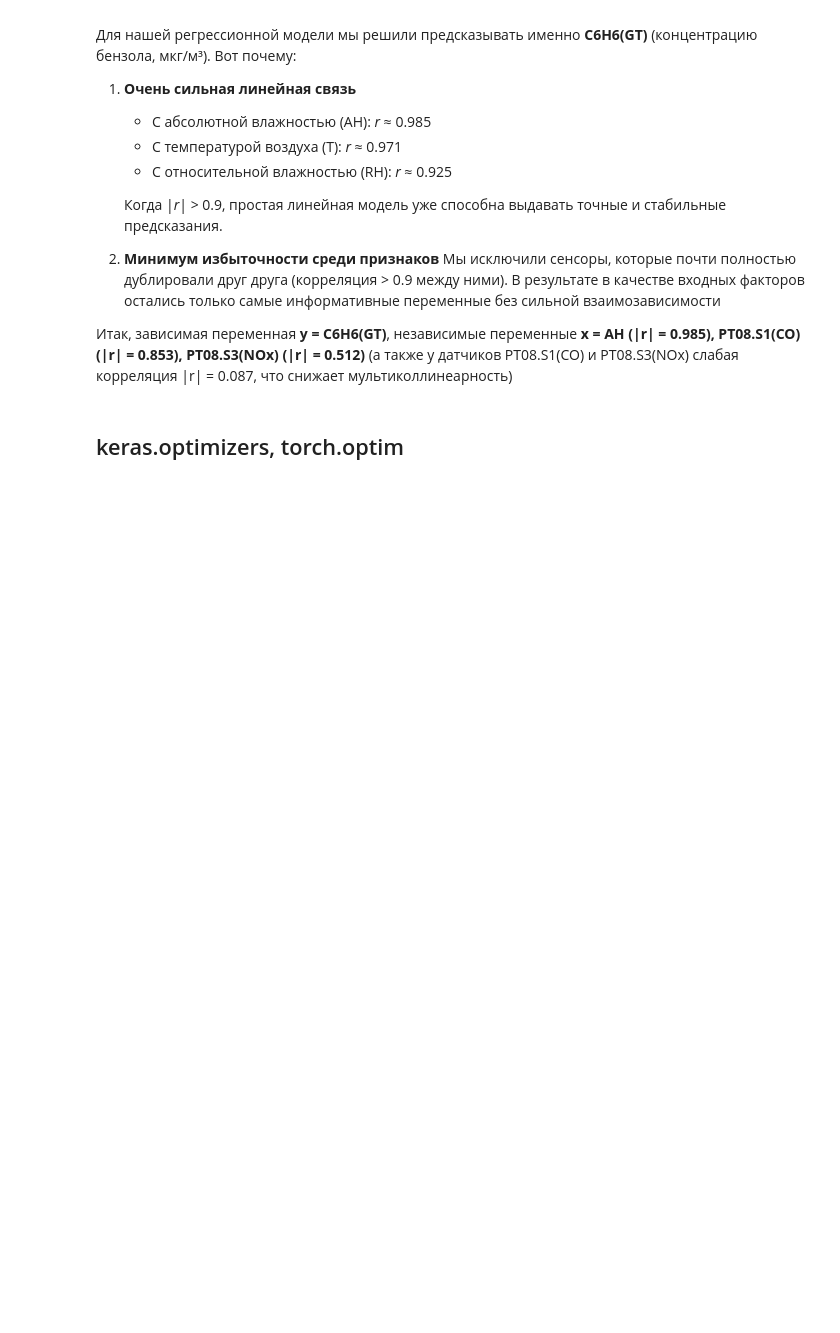
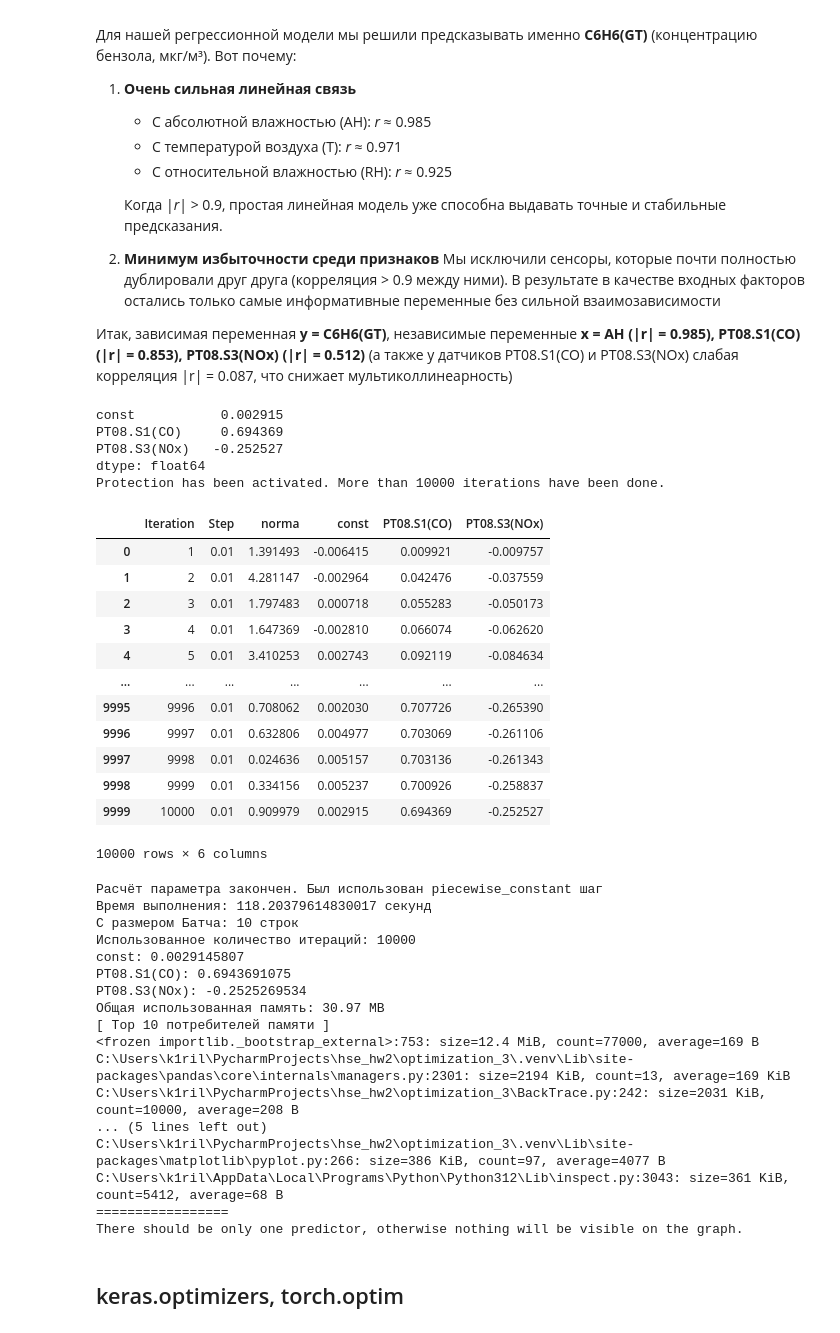
Before and after one commit to rgctlln/optimization_3, a Jupyter notebook: lab_report.ipynb, the cells around one changed output. Saved outputs shown, nothing was run; the diff lists cells and outputs as text; code cells hidden in the pictures; blank space fills up the shorter version.

```diff
--- a/lab_report.ipynb
+++ b/lab_report.ipynb
@@ -134,6 +329,69 @@ dataset.corr(numeric_only=True)
 
 
 Итак, зависимая переменная **y = C6H6(GT)**, независимые переменные **x = AH (|r| = 0.985), PT08.S1(CO) (|r| = 0.853), PT08.S3(NOx) (|r| = 0.512)** (а также у датчиков PT08.S1(CO) и PT08.S3(NOx) слабая корреляция |r| = 0.087, что снижает мультиколлинеарность)
+# %%
+import pandas
+
+dataset = pandas.read_csv("dataset/AirQualityUCI.csv", sep=';', decimal=',')
+dataset = dataset[:100]
+dataset
+
+
+dataset.corr(numeric_only=True)[[ "PT08.S1(CO)", "PT08.S3(NOx)"]]
+
+
+
+Y = dataset["C6H6(GT)"]
+X_1 = dataset["PT08.S1(CO)"]
+X_2 = dataset["PT08.S3(NOx)"]
+try:
+    model = Model()
+    model.add_constant(X_1)
+    model.add_constant(X_2)
+    model.fit_OLS(Y, use80forEducation=True, full_output=True, batch_size=10)
+
+
+
+    model.cnt_mistakes()
+    model.view_2d_graphic()
+except Exception as e:
+    print(e)
+# %% [output]
+const           0.002915
+PT08.S1(CO)     0.694369
+PT08.S3(NOx)   -0.252527
+dtype: float64
+Protection has been activated. More than 10000 iterations have been done.
+|  | Iteration | Step | norma | const | PT08.S1(CO) | PT08.S3(NOx) |
+| 0 | 1 | 0.01 | 1.391493 | -0.006415 | 0.009921 | -0.009757 |
+| 1 | 2 | 0.01 | 4.281147 | -0.002964 | 0.042476 | -0.037559 |
+| 2 | 3 | 0.01 | 1.797483 | 0.000718 | 0.055283 | -0.050173 |
+| 3 | 4 | 0.01 | 1.647369 | -0.002810 | 0.066074 | -0.062620 |
+| 4 | 5 | 0.01 | 3.410253 | 0.002743 | 0.092119 | -0.084634 |
+| ... | ... | ... | ... | ... | ... | ... |
+| 9995 | 9996 | 0.01 | 0.708062 | 0.002030 | 0.707726 | -0.265390 |
+| 9996 | 9997 | 0.01 | 0.632806 | 0.004977 | 0.703069 | -0.261106 |
+| 9997 | 9998 | 0.01 | 0.024636 | 0.005157 | 0.703136 | -0.261343 |
+| 9998 | 9999 | 0.01 | 0.334156 | 0.005237 | 0.700926 | -0.258837 |
+| 9999 | 10000 | 0.01 | 0.909979 | 0.002915 | 0.694369 | -0.252527 |
+10000 rows × 6 columns
+Расчёт параметра закончен. Был использован piecewise_constant шаг
+Время выполнения: 118.20379614830017 секунд
+С размером Батча: 10 строк
+Использованное количество итераций: 10000
+const: 0.0029145807
+PT08.S1(CO): 0.6943691075
+PT08.S3(NOx): -0.2525269534
+Общая использованная память: 30.97 MB
+[ Top 10 потребителей памяти ]
+<frozen importlib._bootstrap_external>:753: size=12.4 MiB, count=77000, average=169 B
+C:\Users\k1ril\PycharmProjects\hse_hw2\optimization_3\.venv\Lib\site-packages\pandas\core\internals\managers.py:2301: size=2194 KiB, count=13, average=169 KiB
+C:\Users\k1ril\PycharmProjects\hse_hw2\optimization_3\BackTrace.py:242: size=2031 KiB, count=10000, average=208 B
+... (5 lines left out)
+C:\Users\k1ril\PycharmProjects\hse_hw2\optimization_3\.venv\Lib\site-packages\matplotlib\pyplot.py:266: size=386 KiB, count=97, average=4077 B
+C:\Users\k1ril\AppData\Local\Programs\Python\Python312\Lib\inspect.py:3043: size=361 KiB, count=5412, average=68 B
+=================
+There should be only one predictor, otherwise nothing will be visible on the graph.
 # %% [markdown]
 ## keras.optimizers, torch.optim
 # %% [markdown]
```
Also changed, not shown: parts of 21 cells of this notebook, 1 other file.
